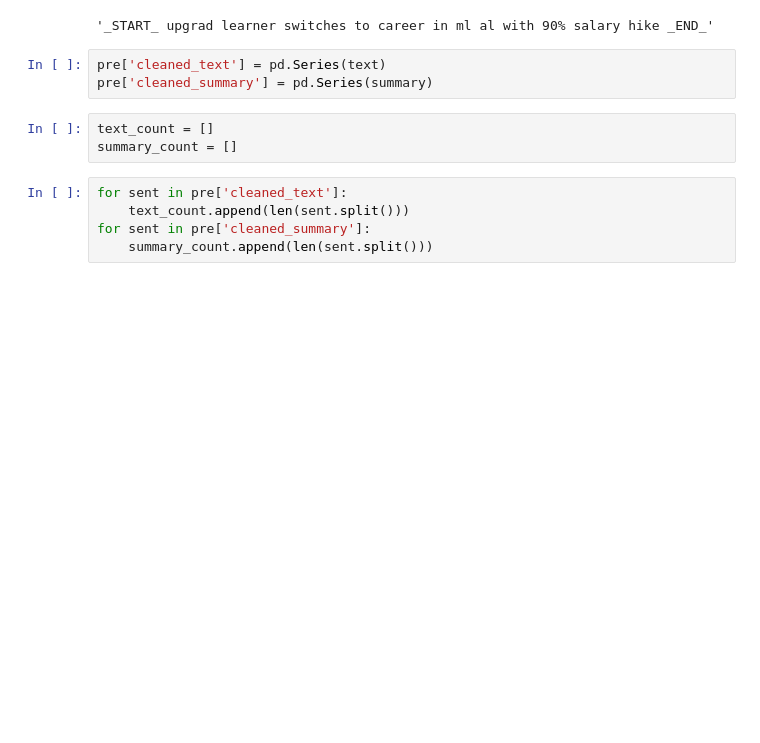
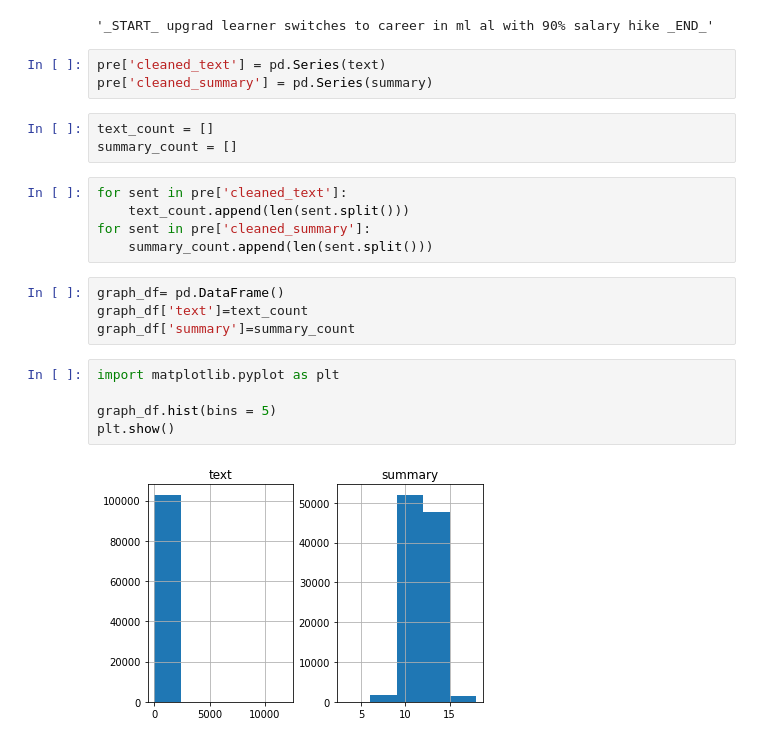
Before and after one commit to urvashi02sinha/AbstractiveTextSummarizer, a Jupyter notebook: TextSummarizer.ipynb, the cells around one changed output. Drawn from its saved outputs; the diff is of its cells as text; blank space fills up the shorter version.

Commit message:
Data cleaning complete

```diff
--- a/TextSummarizer.ipynb
+++ b/TextSummarizer.ipynb
@@ -176,3 +180,14 @@ for sent in pre['cleaned_text']:
     text_count.append(len(sent.split()))
 for sent in pre['cleaned_summary']:
     summary_count.append(len(sent.split()))
+# %%
+graph_df= pd.DataFrame()
+graph_df['text']=text_count
+graph_df['summary']=summary_count
+# %%
+import matplotlib.pyplot as plt
+
+graph_df.hist(bins = 5)
+plt.show()
+# %% [output]
+[figure, added]
```
Also changed, not shown: parts of 8 cells of this notebook.
